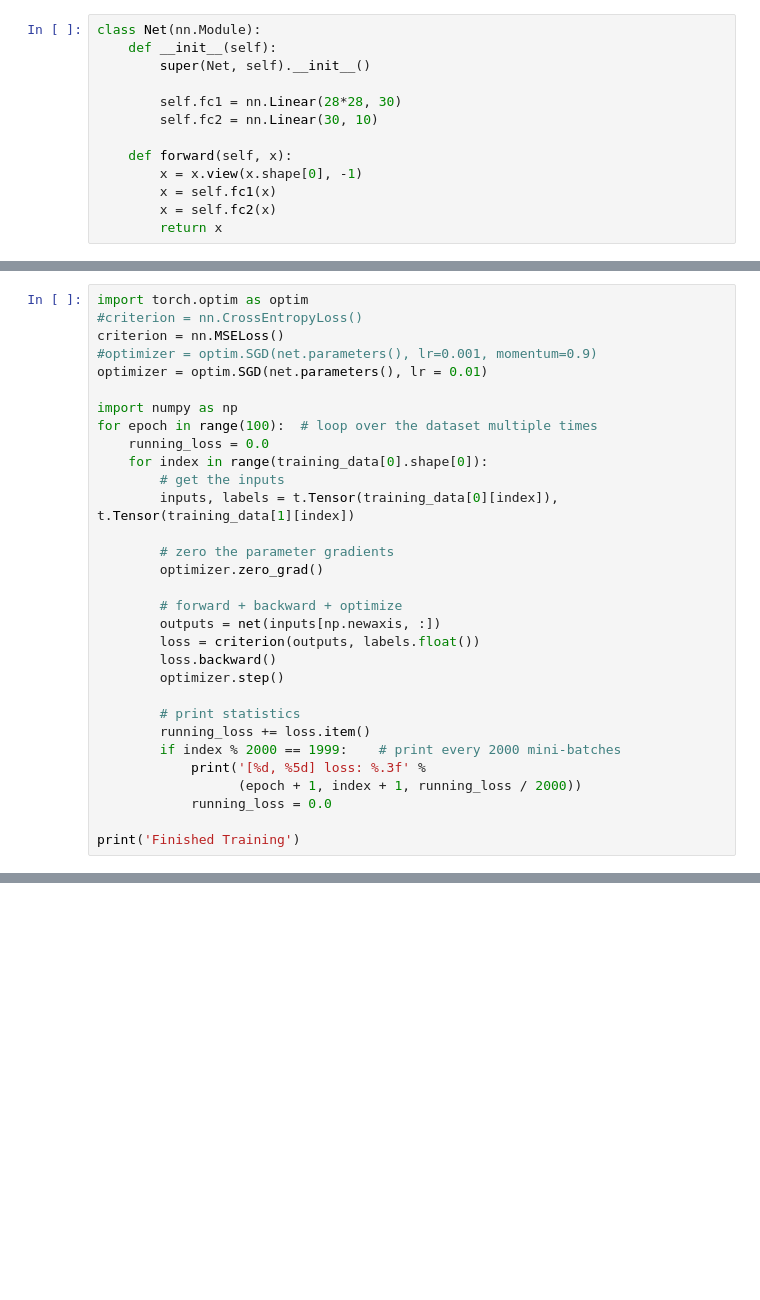
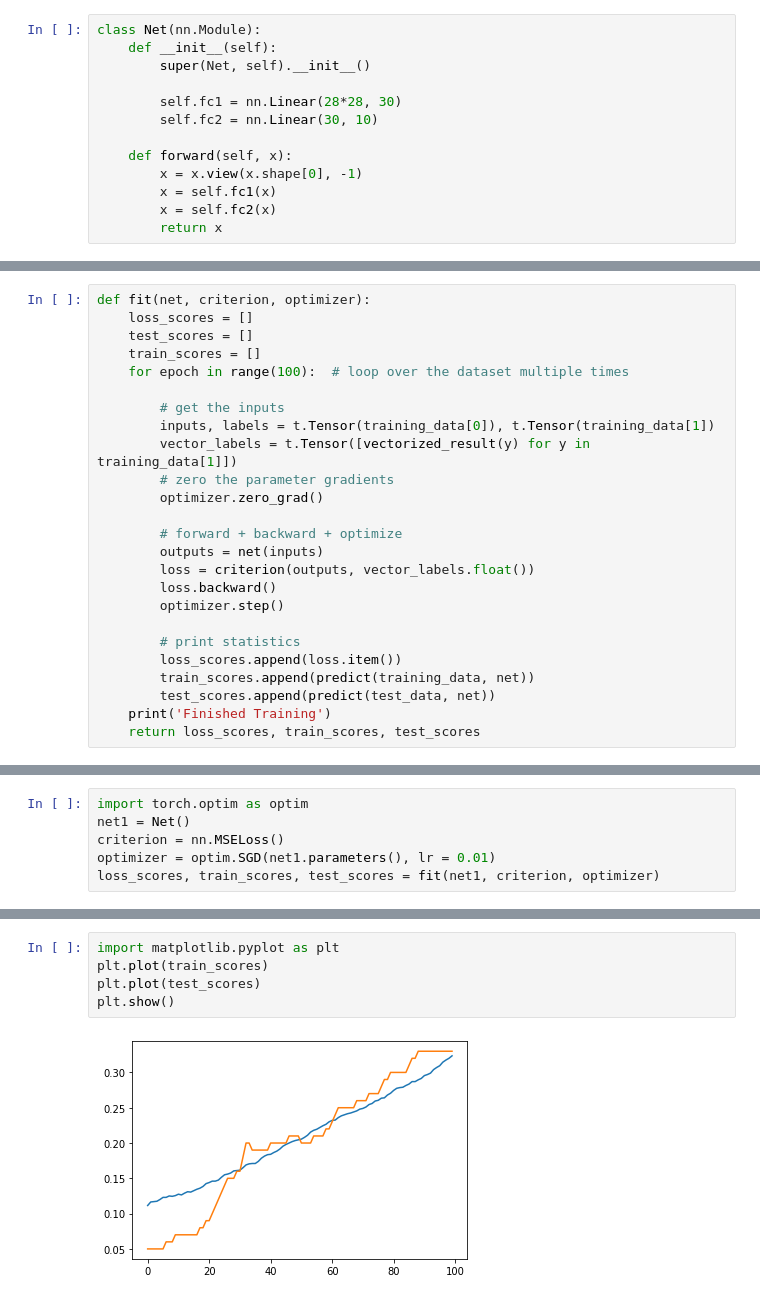
Before and after one commit to windmissing/DeepLearningPractise, a Jupyter notebook: Chapter6/6-2-2-1.ipynb, the cells around one changed output, grey strips where cells are left out. Saved outputs shown, nothing was run; the diff lists cells and outputs as text; blank space fills up the shorter version.

```diff
--- a/Chapter6/6-2-2-1.ipynb
+++ b/Chapter6/6-2-2-1.ipynb
@@ -34,31 +45,25 @@ training_data, validation_data, test_data = load_data_shared(filename="../mnist.
 # %%
-import torch.optim as optim
-#criterion = nn.CrossEntropyLoss()
-criterion = nn.MSELoss()
-#optimizer = optim.SGD(net.parameters(), lr=0.001, momentum=0.9)
-optimizer = optim.SGD(net.parameters(), lr = 0.01)
+def fit(net, criterion, optimizer):
+    loss_scores = []
+    test_scores = []
+    train_scores = []
+    for epoch in range(100):  # loop over the dataset multiple times
 
-import numpy as np
-for epoch in range(100):  # loop over the dataset multiple times
-    running_loss = 0.0
-    for index in range(training_data[0].shape[0]):
         # get the inputs
-        inputs, labels = t.Tensor(training_data[0][index]), t.Tensor(training_data[1][index])
-
+        inputs, labels = t.Tensor(training_data[0]), t.Tensor(training_data[1])
+        vector_labels = t.Tensor([vectorized_result(y) for y in training_data[1]])
         # zero the parameter gradients
         optimizer.zero_grad()
 
         # forward + backward + optimize
-        outputs = net(inputs[np.newaxis, :])
-        loss = criterion(outputs, labels.float())
+        outputs = net(inputs)
+        loss = criterion(outputs, vector_labels.float())
         loss.backward()
         optimizer.step()
 
         # print statistics
-        running_loss += loss.item()
-        if index % 2000 == 1999:    # print every 2000 mini-batches
-            print('[%d, %5d] loss: %.3f' %
-                  (epoch + 1, index + 1, running_loss / 2000))
-            running_loss = 0.0
-
-print('Finished Training')
+        loss_scores.append(loss.item())
+        train_scores.append(predict(training_data, net))
+        test_scores.append(predict(test_data, net))
+    print('Finished Training')
+    return loss_scores, train_scores, test_scores
@@ -101,0 +70,6 @@ print (correct / test_data[0].shape[0])
+# %%
+import torch.optim as optim
+net1 = Net()
+criterion = nn.MSELoss()
+optimizer = optim.SGD(net1.parameters(), lr = 0.01)
+loss_scores, train_scores, test_scores = fit(net1, criterion, optimizer)
@@ -101,0 +85,7 @@ print (correct / test_data[0].shape[0])
+# %%
+import matplotlib.pyplot as plt
+plt.plot(train_scores)
+plt.plot(test_scores)
+plt.show()
+# %% [output]
+[figure, added]
```
Also changed, not shown: parts of 16 cells of this notebook, 1 other file.
